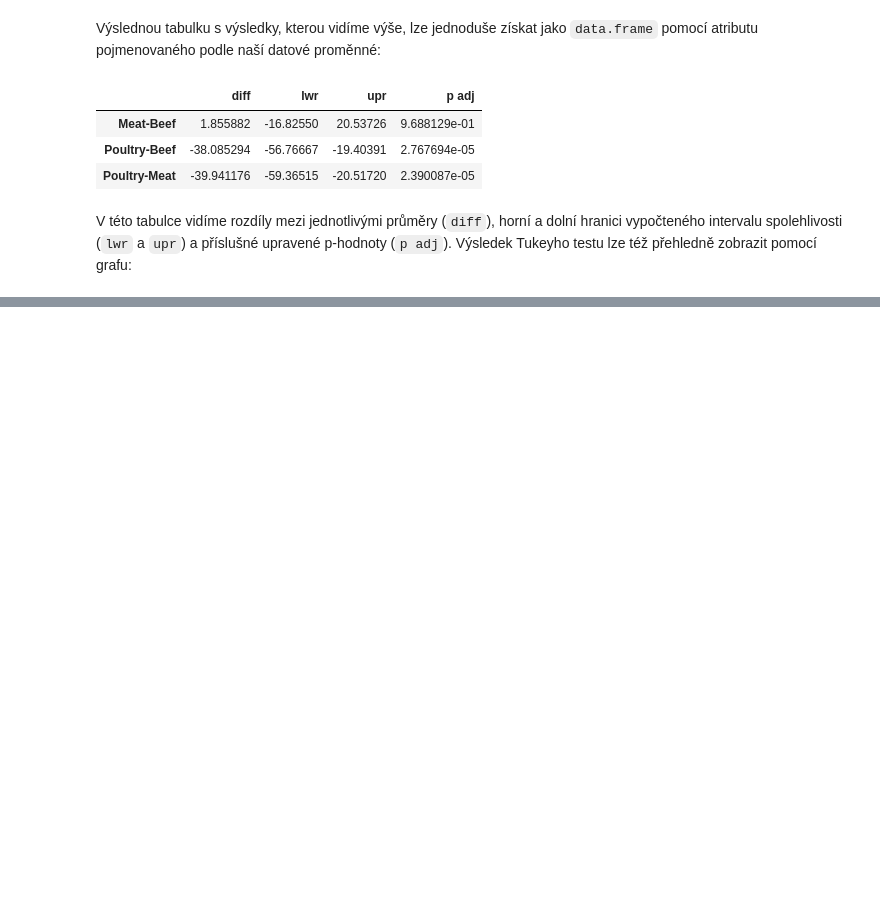
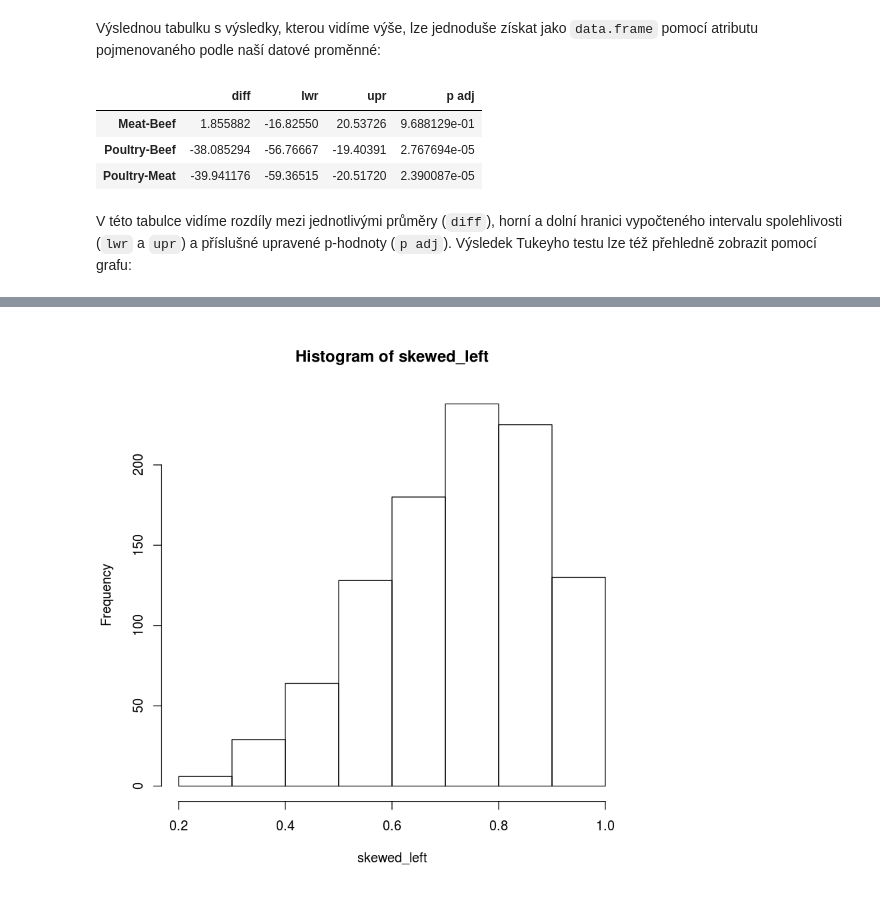
Before and after one commit to lich-uct/r_tutorial, a Jupyter notebook: 08/08.ipynb, the cells around one changed output, grey strips where cells are left out. Drawn from its saved outputs; the diff is of its cells as text; code cells hidden in the pictures; blank space fills up the shorter version.

```diff
--- a/08/08.ipynb
+++ b/08/08.ipynb
@@ -893,0 +915,5 @@ V něm vidíme příslušné intervaly spolehlivosti pro rozdíly jednotlivých
+# %%
+skewed_left <- rbeta(1e3,5,2)
+hist(skewed_left)
+# %% [output]
+[figure, added]
```
Also changed, not shown: parts of 30 cells of this notebook.
